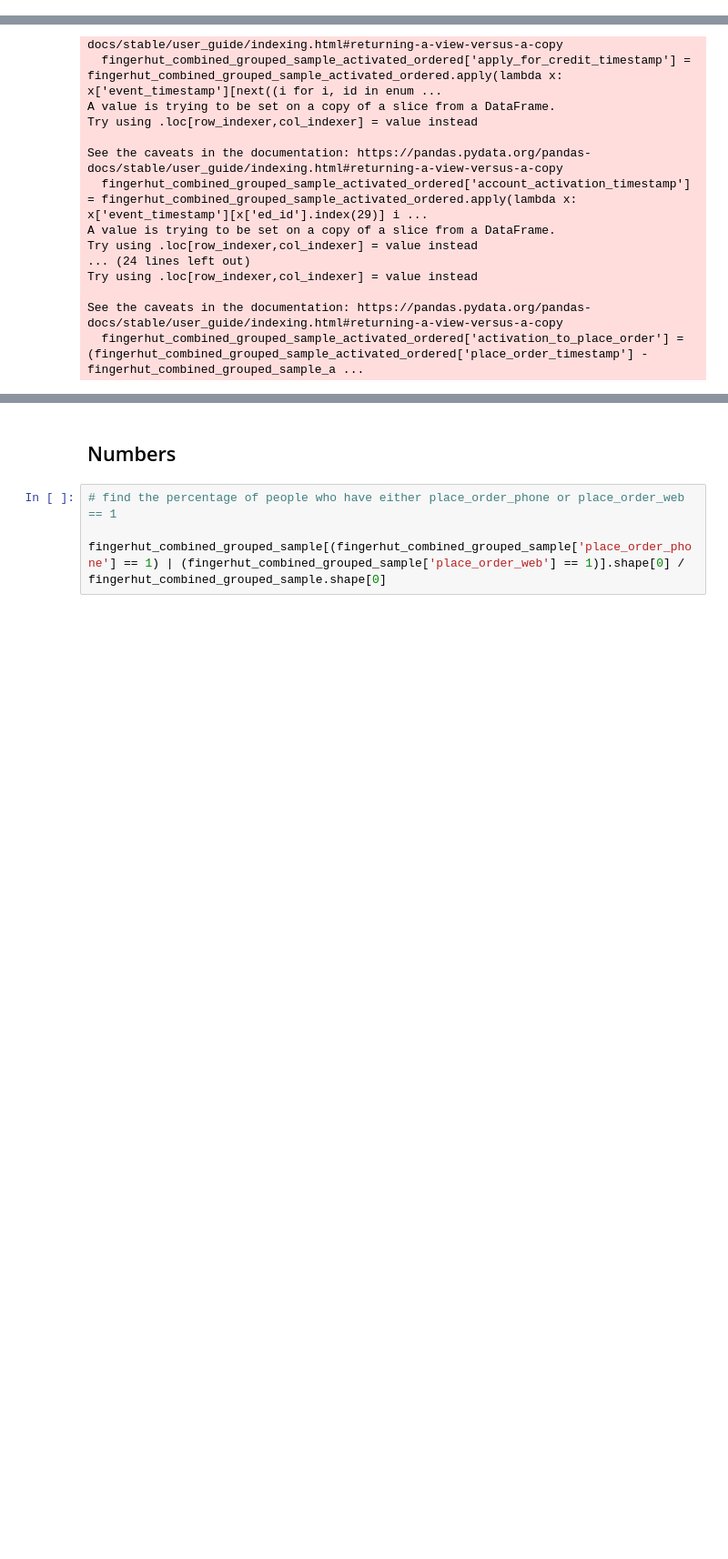
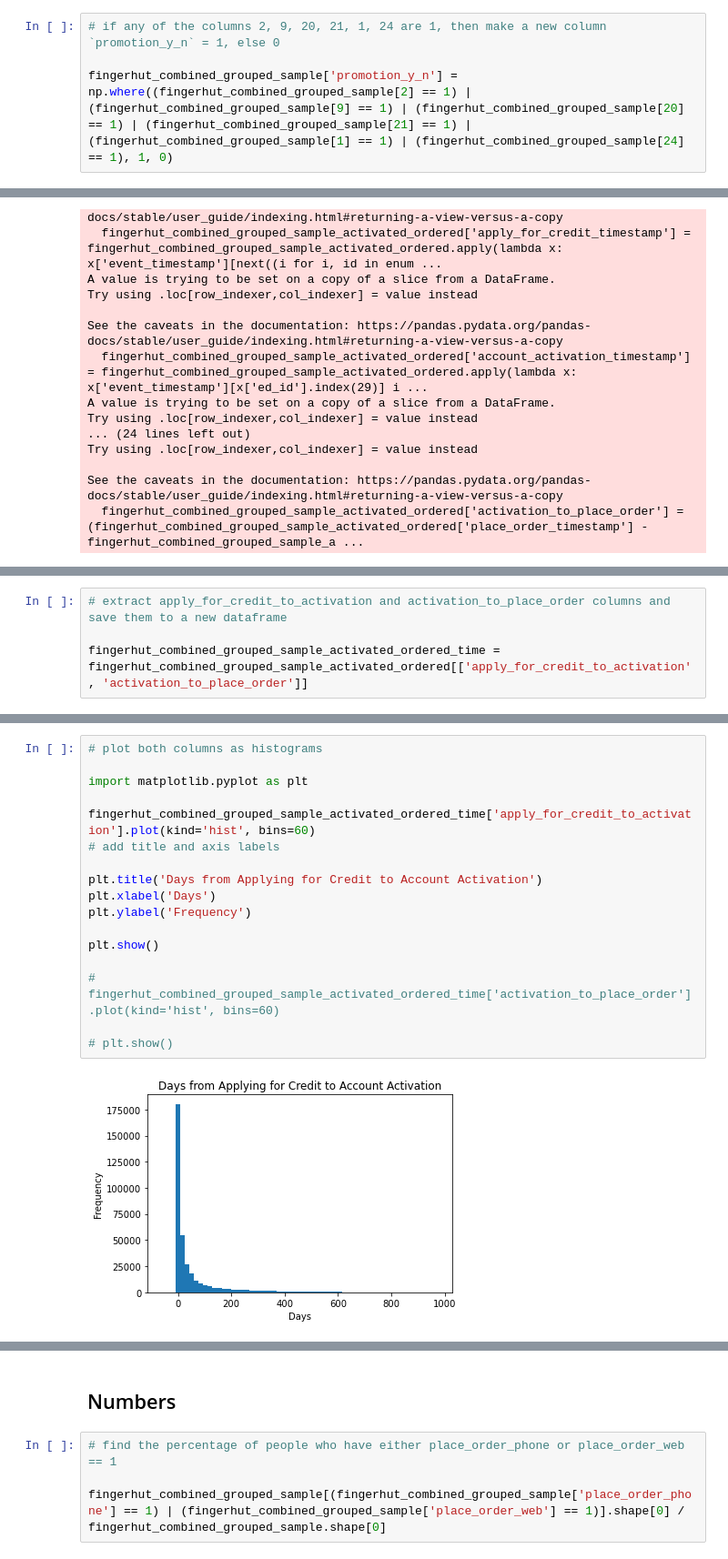
Before and after one commit to cjunwon/STATSM148-Fingerhut-Consulting, a Jupyter notebook: junwon_code/marketing_analysis.ipynb, the cells around one changed output, grey strips where cells are left out. Shown at 91% size. Cells and saved outputs as stored; diff of their text form; blank space fills up the shorter version.

Commit message:
Finish promotion analysis and compile all member scripts

```diff
--- a/junwon_code/marketing_analysis.ipynb
+++ b/junwon_code/marketing_analysis.ipynb
@@ -136,3 +136,7 @@ fingerhut_combined_grouped_sample
 | 1665429 | 1665429 | [2, 12, 4, 4, 4, 4, 4, 11, 5, 6, ... | [Discover, Apply for Credit, Firs... | [2021-03-21T06:00:00.000Z, 2021-0... | 1 | 0 | 1 | ... |
 | 1665430 | 1665430 | [2, 19, 19, 3, 19, 3, 19, 19, 19,... | [Discover, Apply for Credit, Appl... | [2021-07-05T06:00:00.000Z, 2021-0... | 1 | 0 | 1 | ... |
 1665431 rows × 18 columns
+# %%
+# if any of the columns 2, 9, 20, 21, 1, 24 are 1, then make a new column `promotion_y_n` = 1, else 0
+
+fingerhut_combined_grouped_sample['promotion_y_n'] = np.where((fingerhut_combined_grouped_sample[2] == 1) | (fingerhut_combined_grouped_sample[9] == 1) | (fingerhut_combined_grouped_sample[20] == 1) | (fingerhut_combined_grouped_sample[21] == 1) | (fingerhut_combined_grouped_sample[1] == 1) | (fingerhut_combined_grouped_sample[24] == 1), 1, 0)
@@ -257,0 +339,4 @@ fingerhut_combined_grouped_sample_activated_ordered
+# %%
+# extract apply_for_credit_to_activation and activation_to_place_order columns and save them to a new dataframe
+
+fingerhut_combined_grouped_sample_activated_ordered_time = fingerhut_combined_grouped_sample_activated_ordered[['apply_for_credit_to_activation', 'activation_to_place_order']]
@@ -257,0 +359,19 @@ fingerhut_combined_grouped_sample_activated_ordered
+# %%
+# plot both columns as histograms
+
+import matplotlib.pyplot as plt
+
+fingerhut_combined_grouped_sample_activated_ordered_time['apply_for_credit_to_activation'].plot(kind='hist', bins=60)
+# add title and axis labels
+
+plt.title('Days from Applying for Credit to Account Activation')
+plt.xlabel('Days')
+plt.ylabel('Frequency')
+
+plt.show()
+
+# fingerhut_combined_grouped_sample_activated_ordered_time['activation_to_place_order'].plot(kind='hist', bins=60)
+
+# plt.show()
+# %% [output]
+[figure, added]
```
Also changed, not shown: parts of 15 cells of this notebook, 4 other files.
